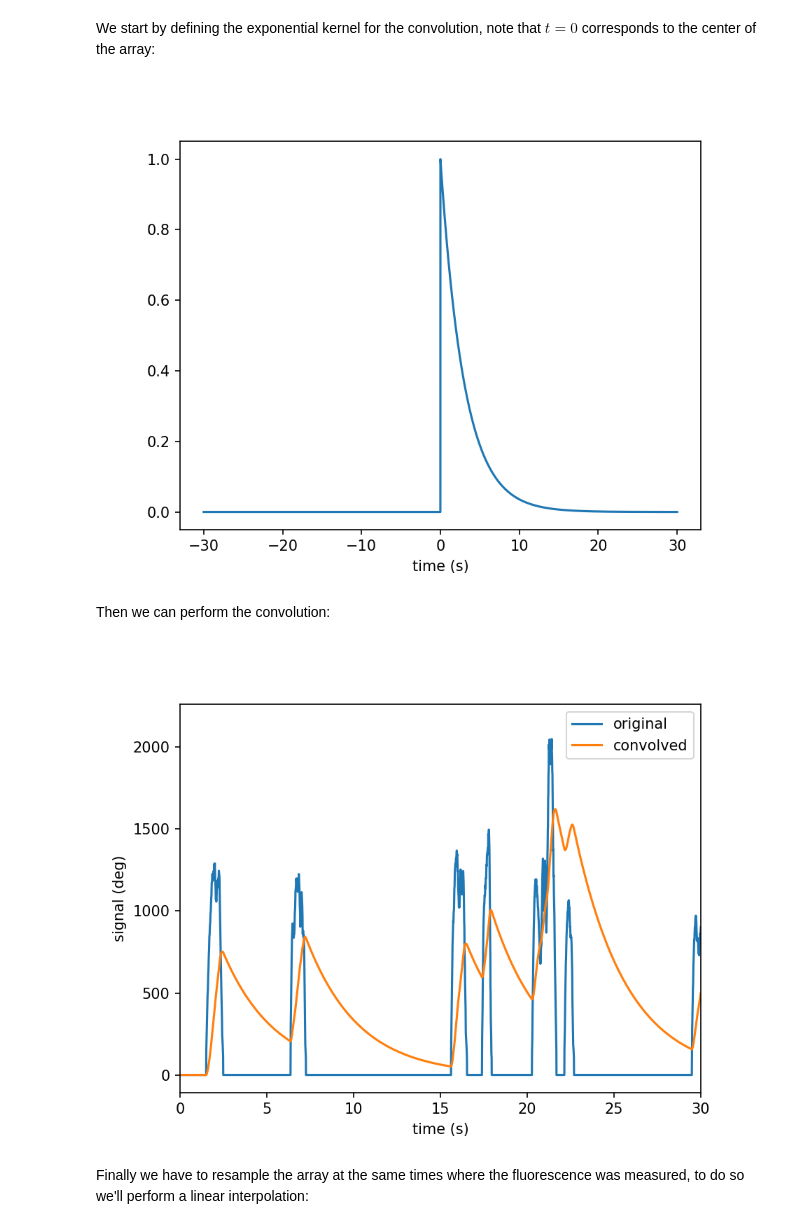
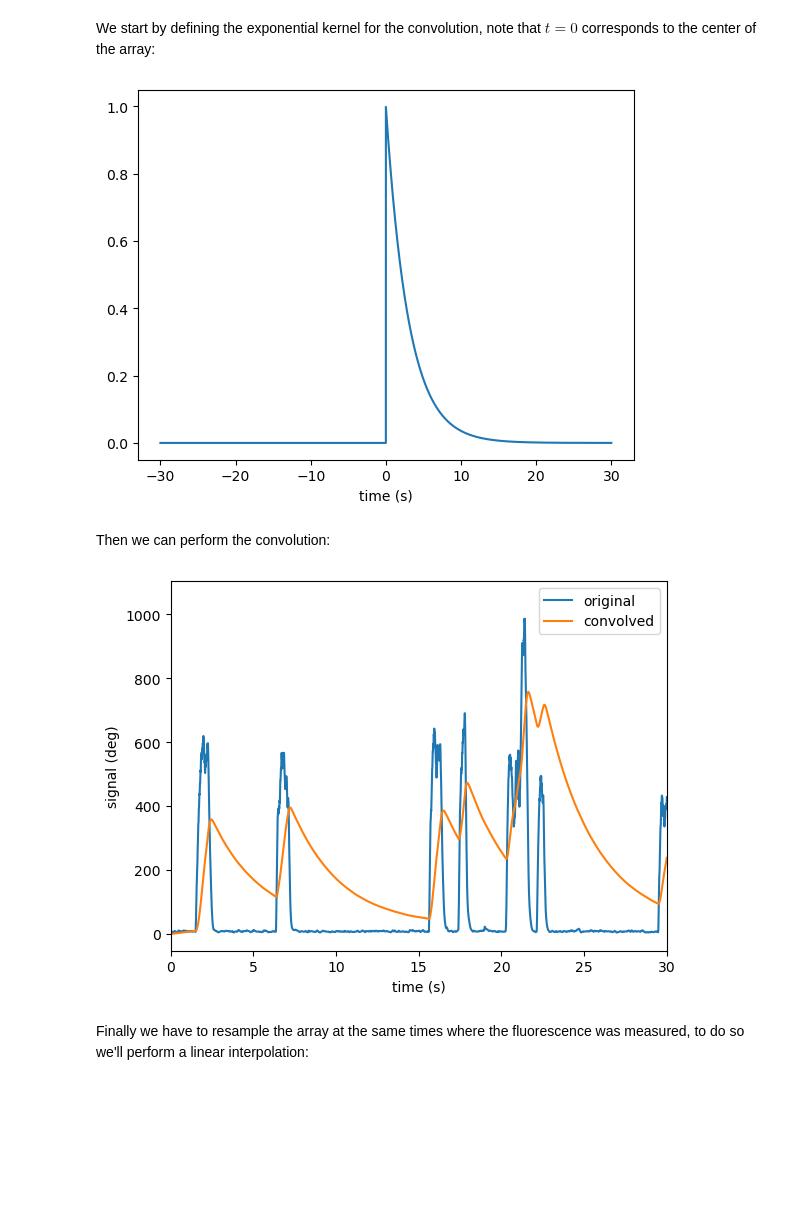
Before and after one commit to EmeEmu/IBIO-Banyuls2023-Python, a Jupyter notebook: day2_regression_and_decoding.ipynb, the cells around one changed output. Drawn from its saved outputs; the diff is of its cells as text; code cells hidden in the pictures; blank space fills up the shorter version.

Commit message:
updated image

```diff
--- a/day2_regression_and_decoding.ipynb
+++ b/day2_regression_and_decoding.ipynb
@@ -2,5 +16,5 @@
 ### Import libraries and dataset:
 # %%
 %matplotlib widget
-#%matplotlib inline
-dpi=150
+%matplotlib inline
+dpi=100
@@ -53,2 +68,14 @@ file.visititems(create_variable)
+# %%
+brain_times=file['brain/times'][:]
+dff=file['brain/fluorescence'][:]
+coords=file['brain/coordinates'][:]
+
+stimulus_speed=file['stimulus/speed'][:]
+stimulus_times=file['stimulus/times'][:]
+stimulus_T=file['stimulus/T'][:]
+
+tail_times=file['tail/times'][:]
+deflection=file['tail/deflection'][:]
+forward_thrust=file['tail/forward_thrust'][:]
 # %%
 file.close()
@@ -115,6 +120,6 @@ ax.plot(kernel_times,kernel)
 ax.set_xlabel('time (s)')
 plt.show()
 # %% [output]
-[figure, old version]
+[figure, new version]
 # %% [markdown]
 Then we can perform the convolution:
@@ -123,17 +126,17 @@ from scipy.signal import convolve
 # %%
-tail_deflection_std_conv=signal.convolve(tail_deflection_std_thr,kernel,mode='same')/tail_acquisition_rate
+forward_thrust_conv=convolve(forward_thrust,kernel,mode='same')/tail_acquisition_rate
 # %%
 t1=0
-t2=30 #tail_times[-1]
+t2=30 #brain_times[-1]
 fig,ax=plt.subplots(dpi=dpi)
-ax.plot(tail_times,tail_deflection_std_thr,label='original')
-ax.plot(tail_times,tail_deflection_std_conv,label='convolved')
+ax.plot(tail_times,forward_thrust,label='original')
+ax.plot(tail_times,forward_thrust_conv,label='convolved')
 ax.set_xlabel('time (s)')
 ax.set_ylabel('signal (deg)')
 ax.set_xlim(t1,t2)
 ax.legend()
 plt.show()
 # %% [output]
-[figure, old version]
+[figure, new version]
 # %% [markdown]
 Finally we have to resample the array at the same times where the fluorescence was measured, to do so we'll perform a linear interpolation:
```
Also changed, not shown: parts of 182 cells of this notebook, 2 other files.
